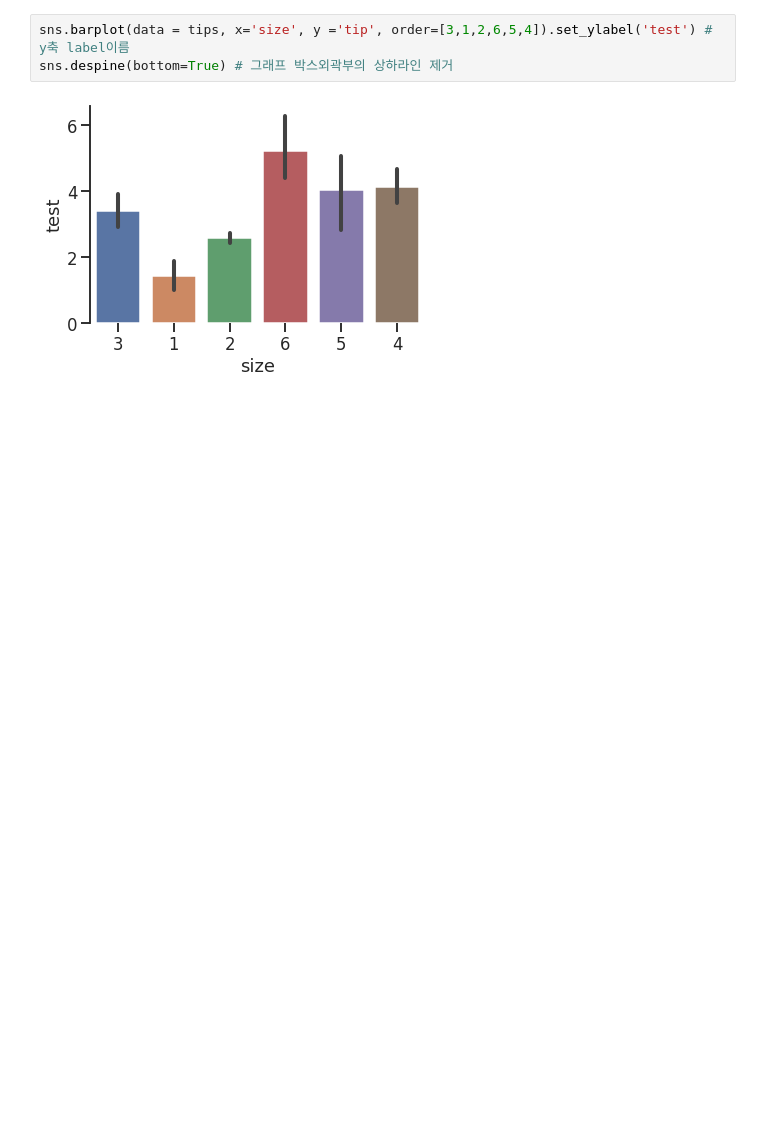
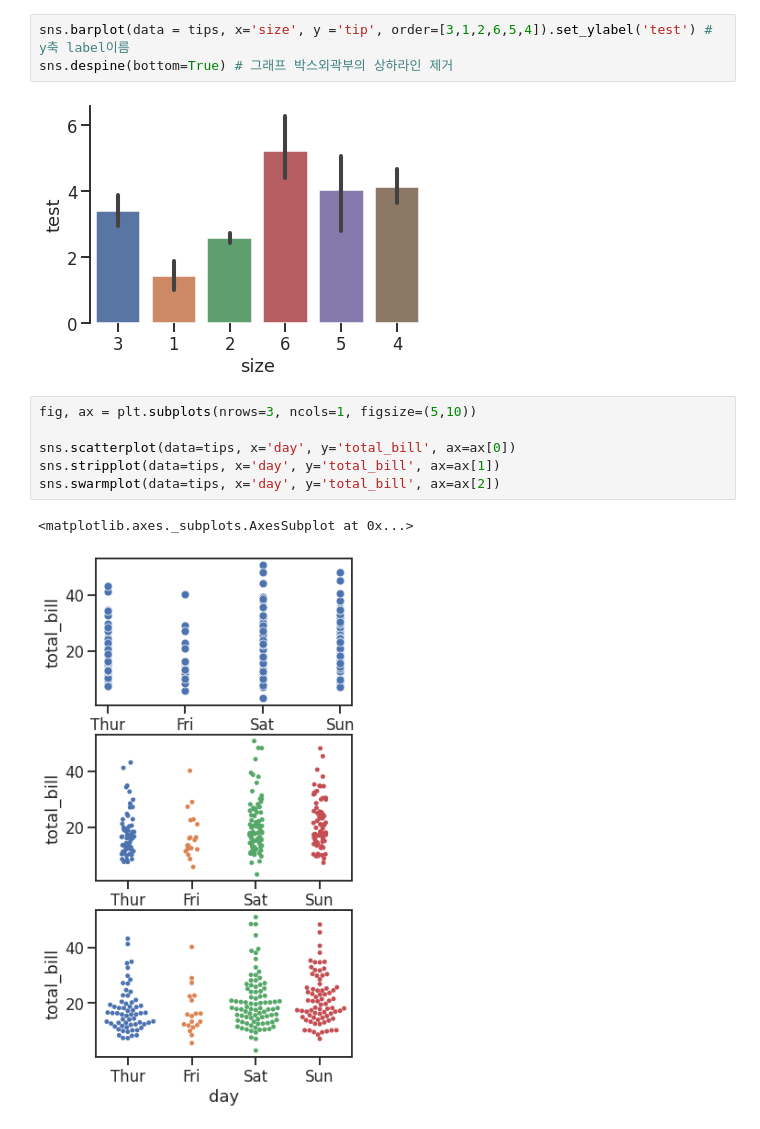
Before and after one commit to Jake0925/Seaborn, a Jupyter notebook: SeabornAll.ipynb, the cells around one changed output. Saved outputs shown, nothing was run; the diff lists cells and outputs as text; blank space fills up the shorter version.

```diff
--- a/SeabornAll.ipynb
+++ b/SeabornAll.ipynb
@@ -112,3 +113,12 @@ sns.barplot(data = tips, x='size', y ='tip', order=[3,1,2,6,5,4]).set_ylabel('te
 sns.despine(bottom=True) # 그래프 박스외곽부의 상하라인 제거
 # %% [output]
 [figure]
+# %%
+fig, ax = plt.subplots(nrows=3, ncols=1, figsize=(5,10))
+
+sns.scatterplot(data=tips, x='day', y='total_bill', ax=ax[0])
+sns.stripplot(data=tips, x='day', y='total_bill', ax=ax[1])
+sns.swarmplot(data=tips, x='day', y='total_bill', ax=ax[2])
+# %% [output]
+<matplotlib.axes._subplots.AxesSubplot at 0x...>
+[figure, added]
```
Also changed, not shown: parts of 15 cells of this notebook.
